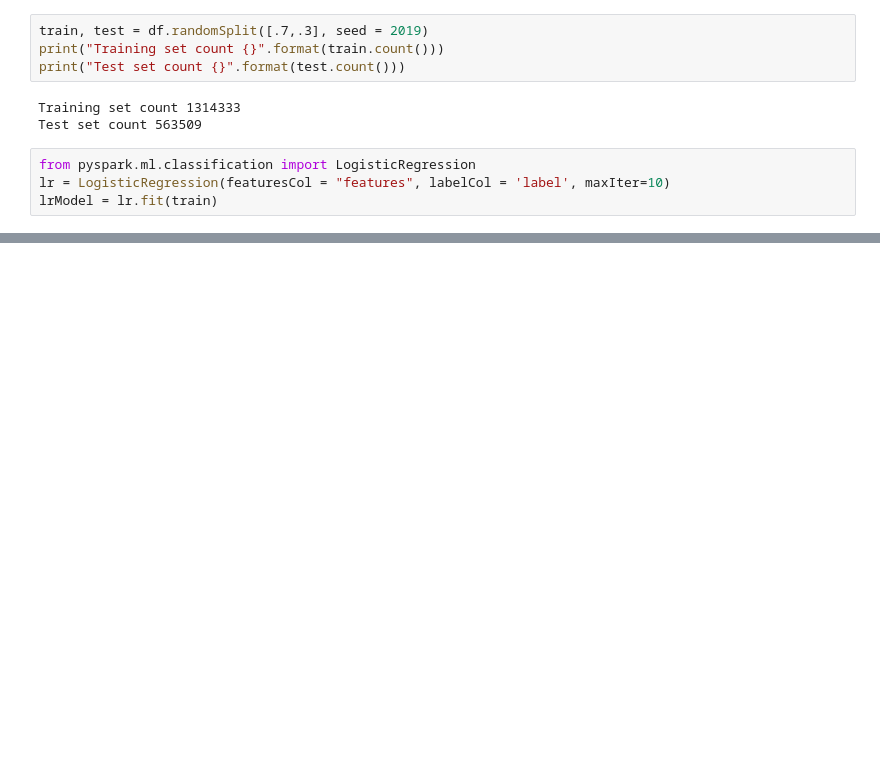
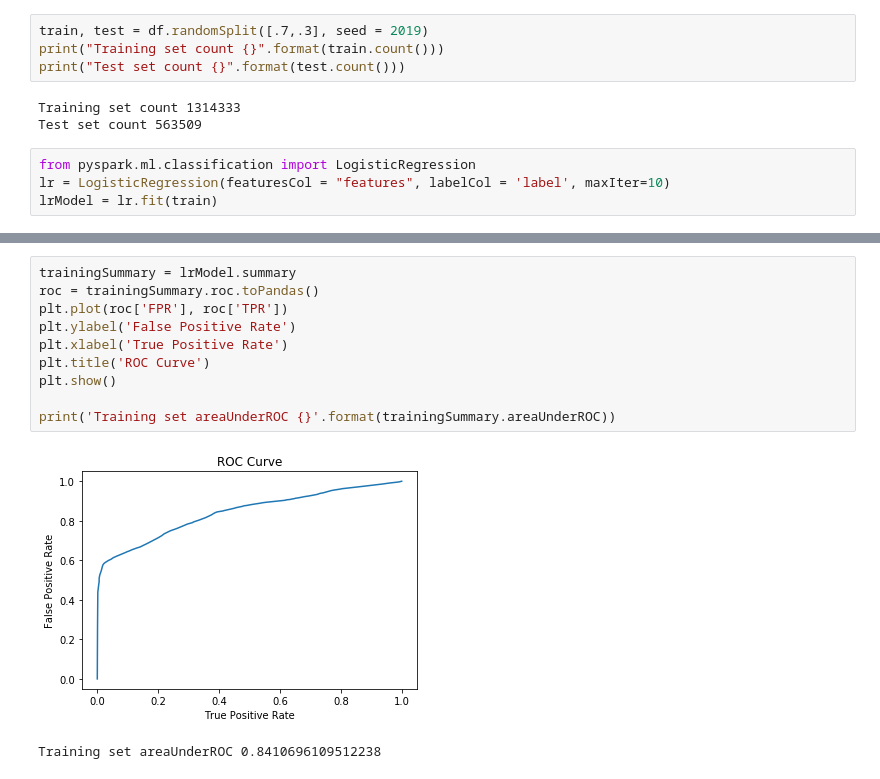
Before and after one commit to justinho8161/Chicago_crimes, a Jupyter notebook: Chicago Notebook.ipynb, the cells around one changed output, grey strips where cells are left out. Drawn from its saved outputs; the diff is of its cells as text; blank space fills up the shorter version.

```diff
--- a/Chicago Notebook.ipynb
+++ b/Chicago Notebook.ipynb
@@ -306,0 +242,13 @@ plt.show()
+# %%
+trainingSummary = lrModel.summary
+roc = trainingSummary.roc.toPandas()
+plt.plot(roc['FPR'], roc['TPR'])
+plt.ylabel('False Positive Rate')
+plt.xlabel('True Positive Rate')
+plt.title('ROC Curve')
+plt.show()
+
+print('Training set areaUnderROC {}'.format(trainingSummary.areaUnderROC))
+# %% [output]
+[figure, added]
+Training set areaUnderROC 0.8410696109512238
```
Also changed, not shown: parts of 17 cells of this notebook.
